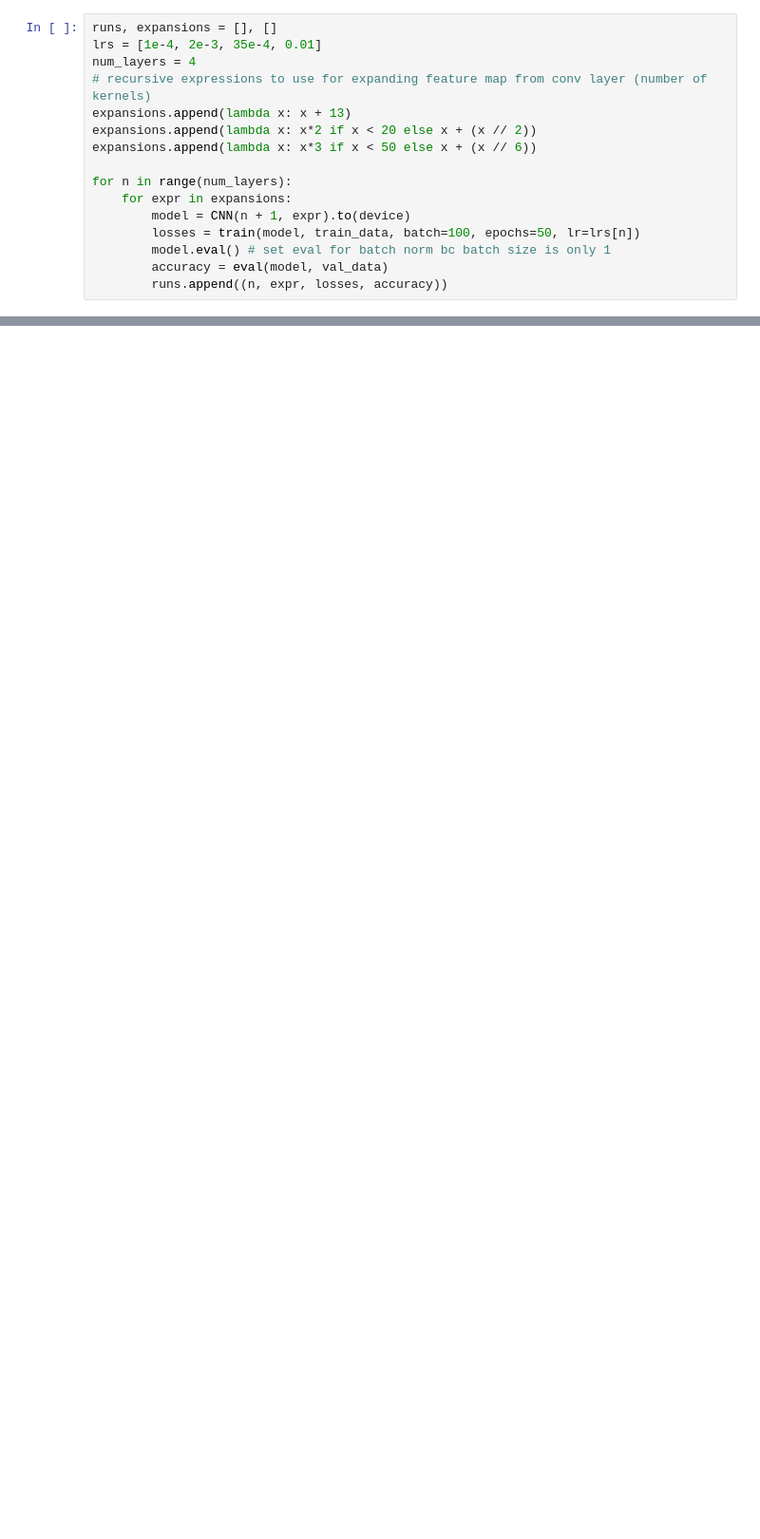
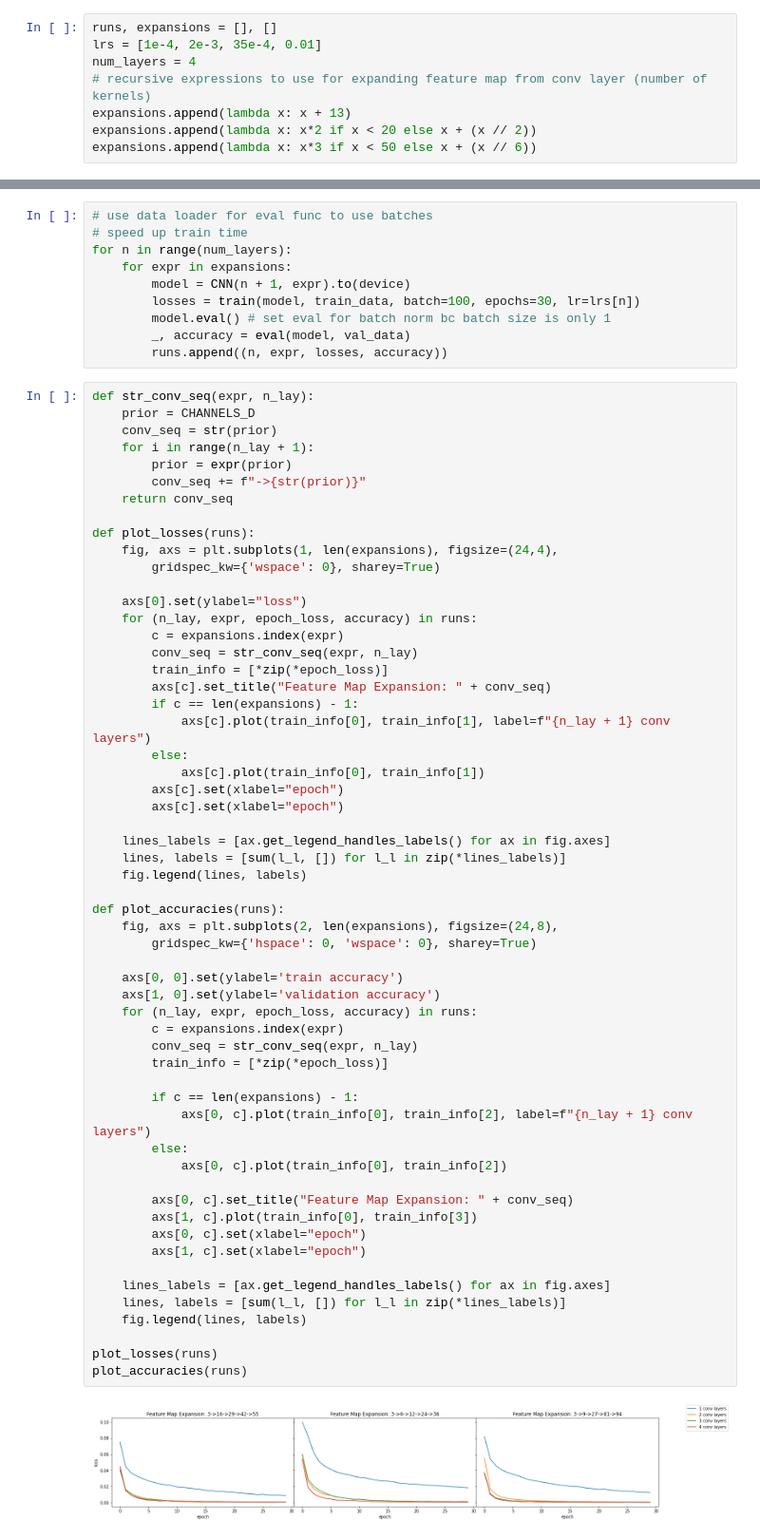
Before and after one commit to WTS012201/CSE4334, a Jupyter notebook: assignment2/eval.ipynb, the cells around one changed output, grey strips where cells are left out. Shown: that part at 95% size. Drawn from its saved outputs; the diff is of its cells as text; blank space fills up the shorter version.

Commit message:
plotting epochs

```diff
--- a/assignment2/eval.ipynb
+++ b/assignment2/eval.ipynb
@@ -181,11 +200,3 @@ num_layers = 4
 expansions.append(lambda x: x + 13)
 expansions.append(lambda x: x*2 if x < 20 else x + (x // 2))
 expansions.append(lambda x: x*3 if x < 50 else x + (x // 6))
-
-for n in range(num_layers):
-    for expr in expansions:
-        model = CNN(n + 1, expr).to(device)
-        losses = train(model, train_data, batch=100, epochs=50, lr=lrs[n])
-        model.eval() # set eval for batch norm bc batch size is only 1
-        accuracy = eval(model, val_data)
-        runs.append((n, expr, losses, accuracy))
@@ -229,0 +203,69 @@ plot_losses(runs)
+# %%
+# use data loader for eval func to use batches
+# speed up train time
+for n in range(num_layers):
+    for expr in expansions:
+        model = CNN(n + 1, expr).to(device)
+        losses = train(model, train_data, batch=100, epochs=30, lr=lrs[n])
+        model.eval() # set eval for batch norm bc batch size is only 1
+        _, accuracy = eval(model, val_data)
+        runs.append((n, expr, losses, accuracy))
+# %%
+def str_conv_seq(expr, n_lay):
+    prior = CHANNELS_D
+    conv_seq = str(prior)
+    for i in range(n_lay + 1):
+        prior = expr(prior)
+        conv_seq += f"->{str(prior)}"
+    return conv_seq
+
+def plot_losses(runs):
+    fig, axs = plt.subplots(1, len(expansions), figsize=(24,4),
+        gridspec_kw={'wspace': 0}, sharey=True)
+
+    axs[0].set(ylabel="loss")
+    for (n_lay, expr, epoch_loss, accuracy) in runs:
+        c = expansions.index(expr)
+        conv_seq = str_conv_seq(expr, n_lay)
+        train_info = [*zip(*epoch_loss)]
+        axs[c].set_title("Feature Map Expansion: " + conv_seq)
+        if c == len(expansions) - 1:
+            axs[c].plot(train_info[0], train_info[1], label=f"{n_lay + 1} conv layers")
+        else:
+            axs[c].plot(train_info[0], train_info[1])
+        axs[c].set(xlabel="epoch")
+        axs[c].set(xlabel="epoch")
+
+    lines_labels = [ax.get_legend_handles_labels() for ax in fig.axes]
+    lines, labels = [sum(l_l, []) for l_l in zip(*lines_labels)]
+    fig.legend(lines, labels)
+
+def plot_accuracies(runs):
+    fig, axs = plt.subplots(2, len(expansions), figsize=(24,8),
+        gridspec_kw={'hspace': 0, 'wspace': 0}, sharey=True)
+
+    axs[0, 0].set(ylabel='train accuracy')
+    axs[1, 0].set(ylabel='validation accuracy')
+    for (n_lay, expr, epoch_loss, accuracy) in runs:
+        c = expansions.index(expr)
+        conv_seq = str_conv_seq(expr, n_lay)
+        train_info = [*zip(*epoch_loss)]
+
+        if c == len(expansions) - 1:
+            axs[0, c].plot(train_info[0], train_info[2], label=f"{n_lay + 1} conv layers")
+        else:
+            axs[0, c].plot(train_info[0], train_info[2])
+
+        axs[0, c].set_title("Feature Map Expansion: " + conv_seq)
+        axs[1, c].plot(train_info[0], train_info[3])
+        axs[0, c].set(xlabel="epoch")
+        axs[1, c].set(xlabel="epoch")
+
+    lines_labels = [ax.get_legend_handles_labels() for ax in fig.axes]
+    lines, labels = [sum(l_l, []) for l_l in zip(*lines_labels)]
+    fig.legend(lines, labels)
+
+plot_losses(runs)
+plot_accuracies(runs)
+# %% [output]
+[figure, added]
```
Also changed, not shown: parts of 8 cells of this notebook.
